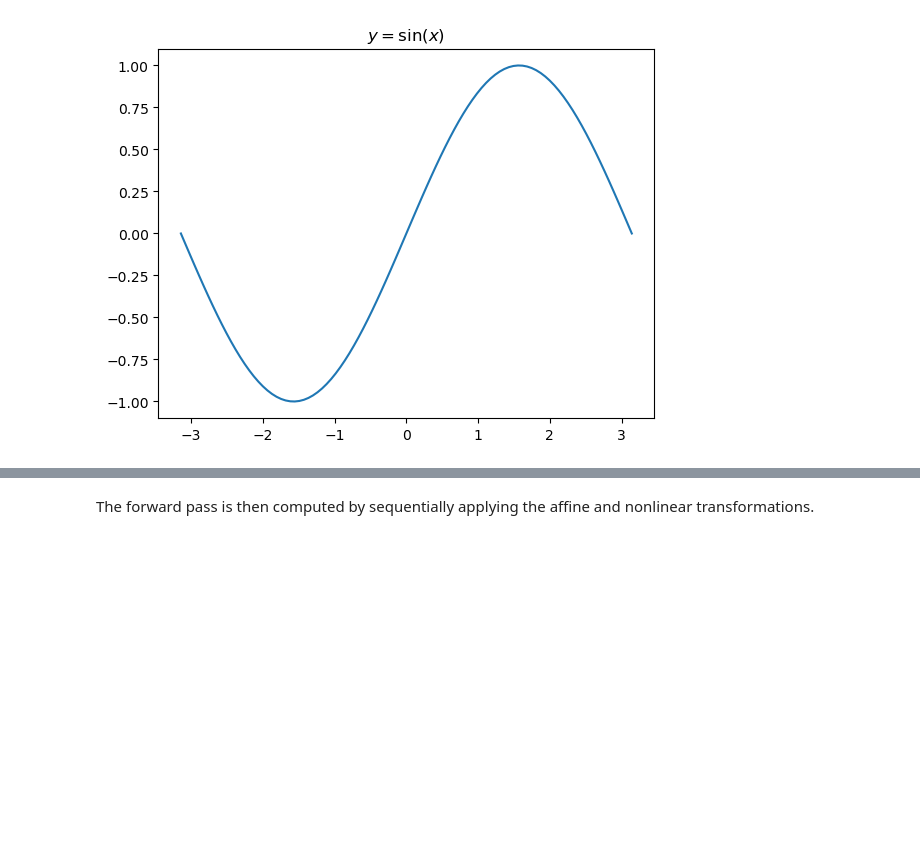
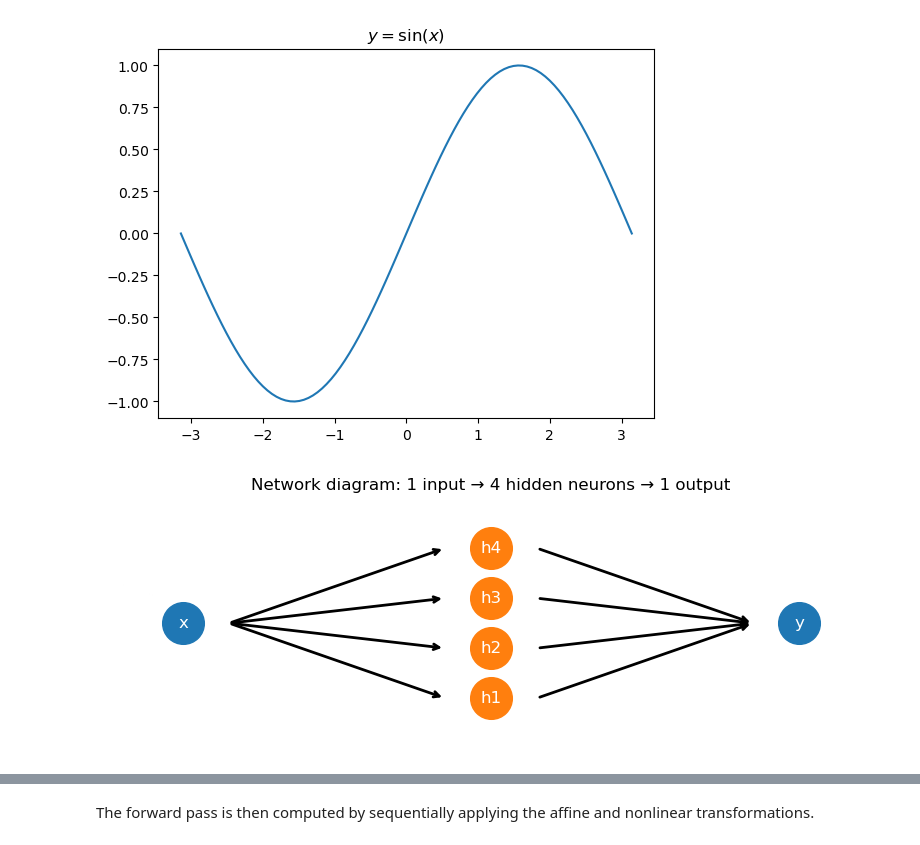
Before and after one commit to raphaelhuleux/deep_learning_bdf, a Jupyter notebook: 00-intro-nn/training-nn-with-numpy.ipynb, the cells around one changed output, grey strips where cells are left out. Saved outputs shown, nothing was run; the diff lists cells and outputs as text; code cells hidden in the pictures; blank space fills up the shorter version.

```diff
--- a/00-intro-nn/training-nn-with-numpy.ipynb
+++ b/00-intro-nn/training-nn-with-numpy.ipynb
@@ -16,6 +17,46 @@ plt.title(r'$y=\sin(x)$')
 plt.show()
 # %% [output]
 [figure]
+# %%
+import matplotlib.pyplot as plt
+
+fig, ax = plt.subplots(figsize=(8, 3))
+
+# Positions
+x_in, y_in = 0.1, 0.5
+x_h = 0.5
+y_h = [0.2, 0.4, 0.6, 0.8]
+x_out, y_out = 0.9, 0.5
+
+# Draw input and output nodes
+ax.scatter([x_in, x_out], [y_in, y_out], s=900)
+ax.text(x_in, y_in, "x", ha="center", va="center", color="white", fontsize=12)
+ax.text(x_out, y_out, "y", ha="center", va="center", color="white", fontsize=12)
+
+# Draw hidden neurons
+ax.scatter([x_h]*4, y_h, s=900)
+for i, yh in enumerate(y_h):
+    ax.text(x_h, yh, f"h{i+1}", ha="center", va="center", color="white", fontsize=12)
+
+# Connect input -> hidden
+for yh in y_h:
+    ax.annotate("", xy=(x_h-0.06, yh), xytext=(x_in+0.06, y_in),
+                arrowprops=dict(arrowstyle="->", lw=2))
+
+# Connect hidden -> output
+for yh in y_h:
+    ax.annotate("", xy=(x_out-0.06, y_out), xytext=(x_h+0.06, yh),
+                arrowprops=dict(arrowstyle="->", lw=2))
+
+ax.set_xlim(0, 1)
+ax.set_ylim(0, 1)
+ax.axis("off")
+plt.title("Network diagram: 1 input → 4 hidden neurons → 1 output")
+plt.tight_layout()
+plt.savefig('network_diagram.png', dpi=150)
+plt.show()
+# %% [output]
+[figure, added]
 # %% [markdown]
 ### Neural Network Definition
 
```
Also changed, not shown: parts of 37 cells of this notebook, 7 other files.
